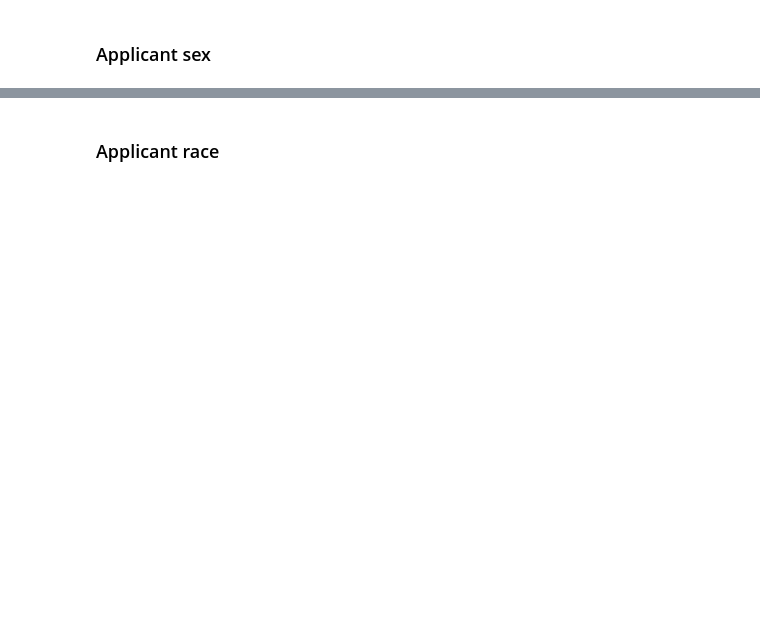
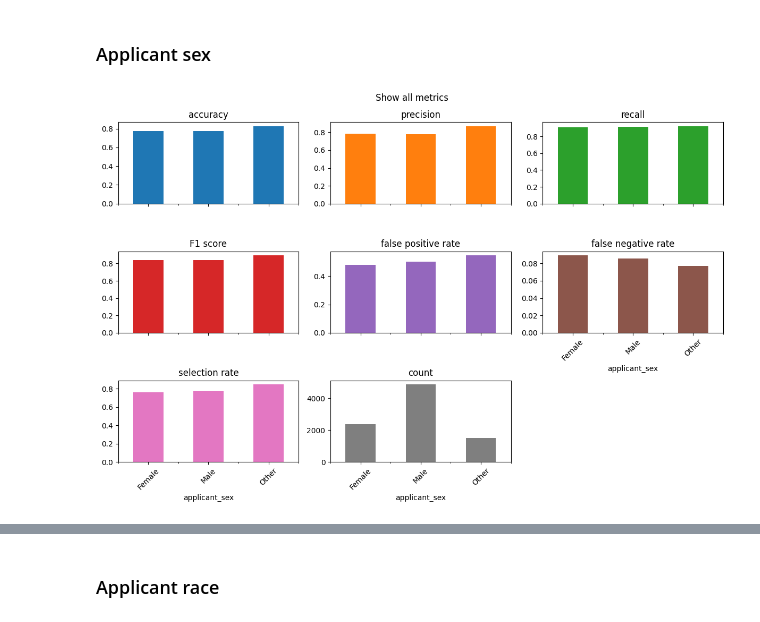
Before and after one commit to ec1302/MSBA_Capstone_Saxa7, a Jupyter notebook: Models/random_forest_v1.ipynb, the cells around one changed output, grey strips where cells are left out. Cells and saved outputs as stored; diff of their text form; code cells hidden in the pictures; blank space fills up the shorter version.

```diff
--- a/Models/random_forest_v1.ipynb
+++ b/Models/random_forest_v1.ipynb
@@ -33,7 +31,8 @@ df.shape
 columns_to_select = ['action_taken', 'conforming_loan_limit', 'derived_loan_product_type', 'derived_dwelling_category', 'preapproval', 'property_value',
                      'loan_purpose', 'lien_status', 'reverse_mortgage', 'open-end_line_of_credit', 'business_or_commercial_purpose', 'loan_amount', 'loan_to_value_ratio',
                      'loan_term', 'negative_amortization', 'occupancy_type', 'income', 'debt_to_income_ratio']
-df0 = df[columns_to_select]
+df0 = df.copy()
+df0 = df0[columns_to_select]
 df0.shape
 # %% [output]
 (35000, 18)
@@ -233,24 +256,35 @@ def count(y_true, y_pred):
 # %%
 metrics = {
     "accuracy": accuracy_score,
     "precision": precision_score,
     "recall": recall_score,
     "F1 score": f1_score,
     "false positive rate": false_positive_rate,
     "false negative rate": false_negative_rate,
     "selection rate": selection_rate,
     "count": count,
 }
 metric_frame = MetricFrame(
     metrics=metrics, y_true=y_test, y_pred=y_pred, sensitive_features=sensitive_features_test['applicant_sex'])
 
-metric_frame.by_group.plot.bar(
+
+axes = metric_frame.by_group.plot.bar(
     subplots=True,
     layout=[3, 3],
     legend=False,
     figsize=[12, 8],
-    title="Show all metrics",
+    title="Show all metrics"
 )
+
+# Iterate over each subplot
+for ax in axes.flatten():
+    # Rotate the x-axis labels in each subplot
+    ax.tick_params(axis='x', rotation=45)
+
+plt.tight_layout()
+plt.show()
+# %% [output]
+[figure, added]
 # %%
 # Same info as the graph above but in table format
 
```
Also changed, not shown: parts of 22 cells of this notebook, 2 other files.
